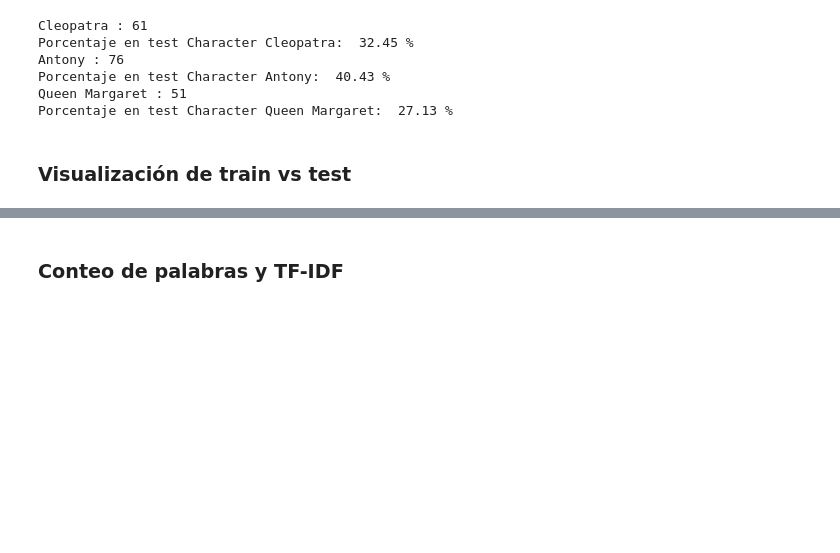
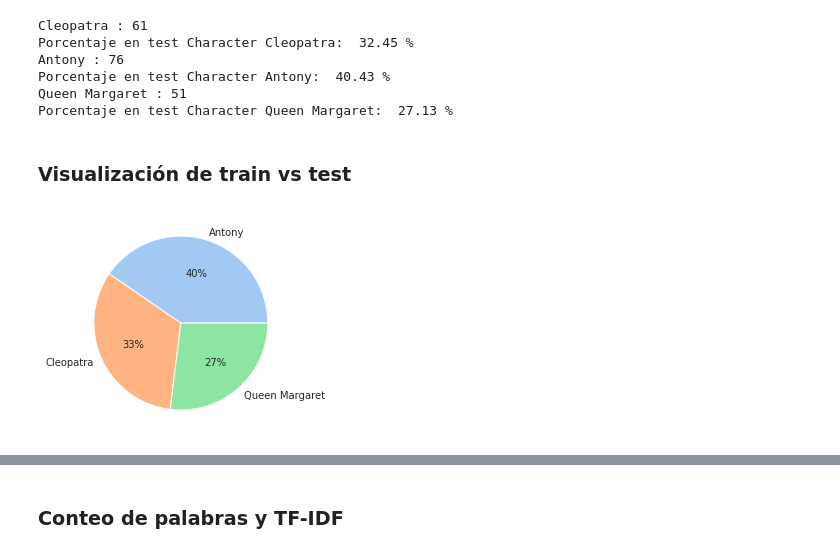
Before and after one commit to luchymd89/introcd, a Jupyter notebook: Tarea_2/shakespeare_tarea_2.ipynb, the cells around one changed output, grey strips where cells are left out. Cells and saved outputs as stored; diff of their text form; code cells hidden in the pictures; blank space fills up the shorter version.

```diff
--- a/Tarea_2/shakespeare_tarea_2.ipynb
+++ b/Tarea_2/shakespeare_tarea_2.ipynb
@@ -202,11 +201,14 @@ Queen Margaret : 169
 Porcentaje Character Queen Margaret:  27.00 %
 # %%
 # Chequeo muestreoestratificado (propociones de personajes se mantengan en conjunto de entrenamiento)
+cols = ['CharName', 'Percent', 'Type']
+df_train = pd.DataFrame(columns = cols)
 me_y_train = dict(Counter(y_train))
 for key, value in me_y_train.items():
     print(f"{key} : {value}")
     p = '{0:.2f}'.format(int(value)*100/(len(X_train)))
     print(f"Porcentaje en muestra Character {key}:  {p} %")
+    df_train = df_train.append({'CharName': key, 'Percent': p, 'Type' : 'Train'},ignore_index=True)
 # %% [output]
 Antony : 177
 Porcentaje en muestra Character Antony:  40.41 %
@@ -230,3 +234,13 @@ Queen Margaret : 51
 Porcentaje en test Character Queen Margaret:  27.13 %
 # %% [markdown]
 ### Visualización de train vs test
+# %%
+# Visualize the Data
+sns.set_style('darkgrid')
+sns.set_palette('pastel')
+df_train = df_train.sort_values('CharName', ascending=True)
+#sns.catplot(data=final_df, x='CharName', y='Percent', hue='Type')
+plt.pie(df_train['Percent'], labels=df_train['CharName'], autopct = '%0.0f%%')
+plt.show()
+# %% [output]
+[figure, added]
```
Also changed, not shown: parts of 6 cells of this notebook.
